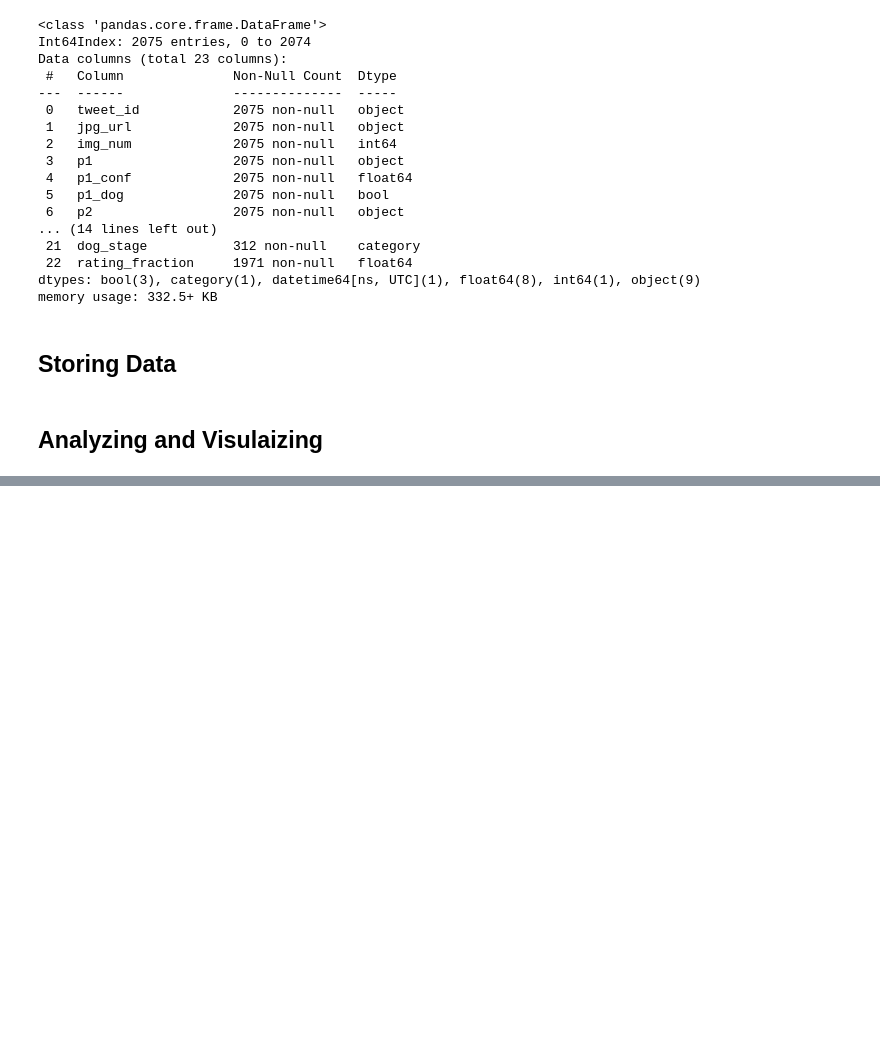
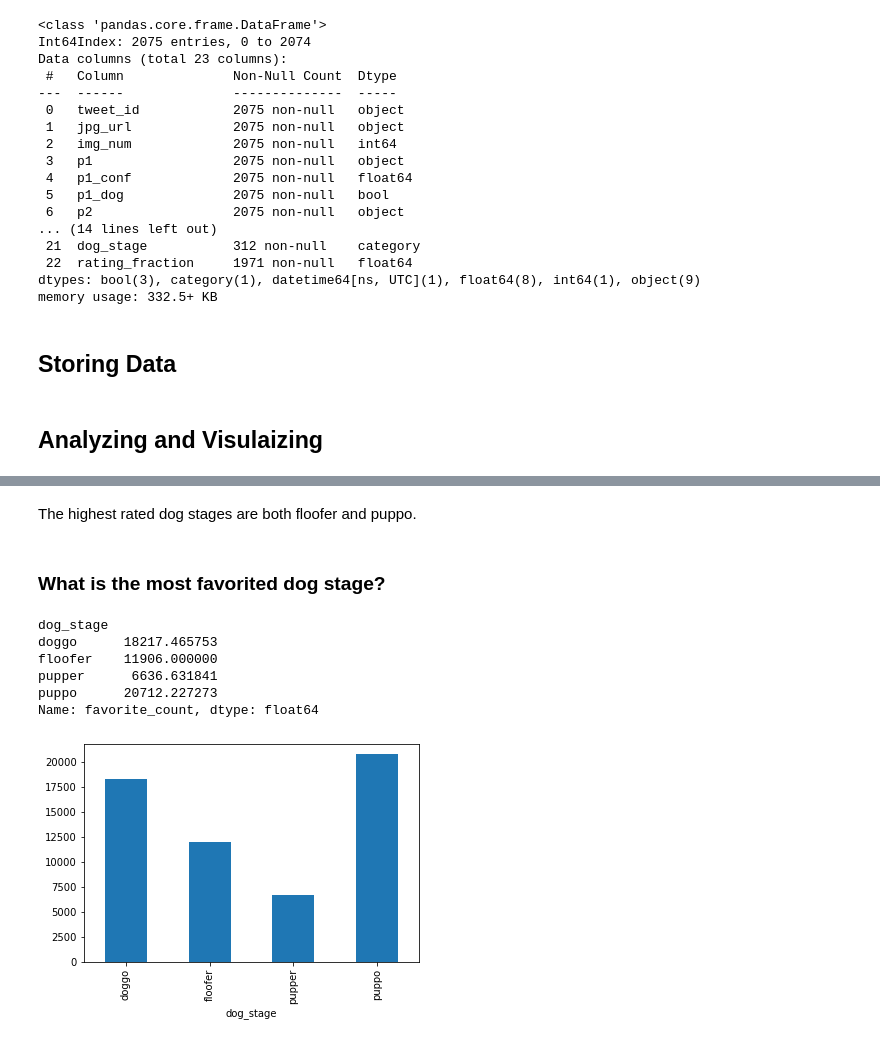
Before and after one commit to OthmanAhmed/wrangling-data-project, a Jupyter notebook: wrangle_act.ipynb, the cells around one changed output, grey strips where cells are left out. Drawn from its saved outputs; the diff is of its cells as text; code cells hidden in the pictures; blank space fills up the shorter version.

```diff
--- a/wrangle_act.ipynb
+++ b/wrangle_act.ipynb
@@ -683,0 +700,15 @@ tw_archive_master.to_csv('saved_work/twitter_archive_master.csv')
+# %% [markdown]
+The highest rated dog stages are both floofer and puppo.
+# %% [markdown]
+### What is the most favorited dog stage?
+# %%
+df.groupby('dog_stage')['favorite_count'].mean()[1:].plot(kind='bar');
+df.groupby('dog_stage')['favorite_count'].mean()[1:]
+# %% [output]
+dog_stage
+doggo      18217.465753
+floofer    11906.000000
+pupper      6636.631841
+puppo      20712.227273
+Name: favorite_count, dtype: float64
+[figure, added]
```
Also changed, not shown: parts of 10 cells of this notebook, 7 other files.
